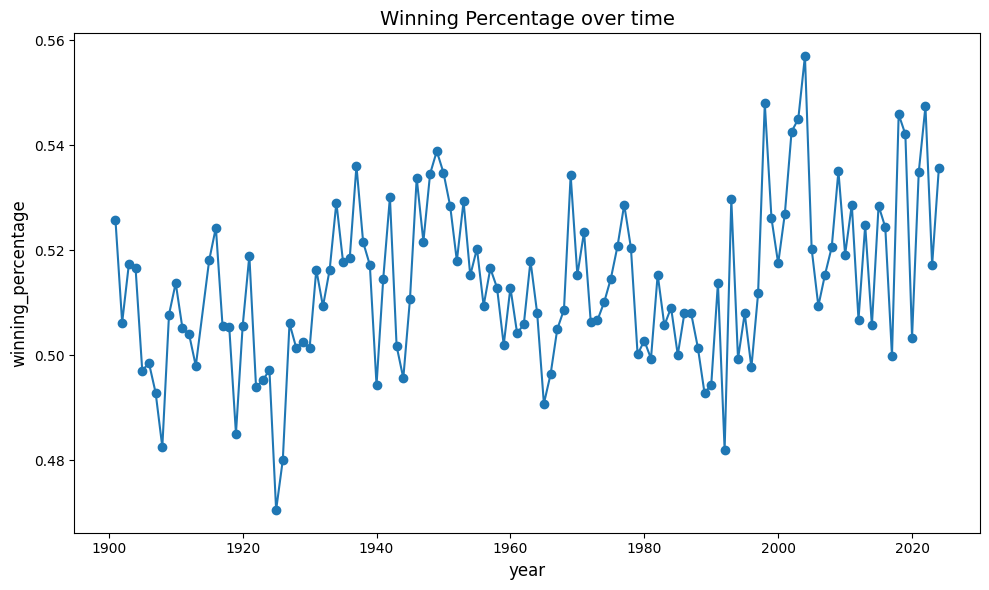
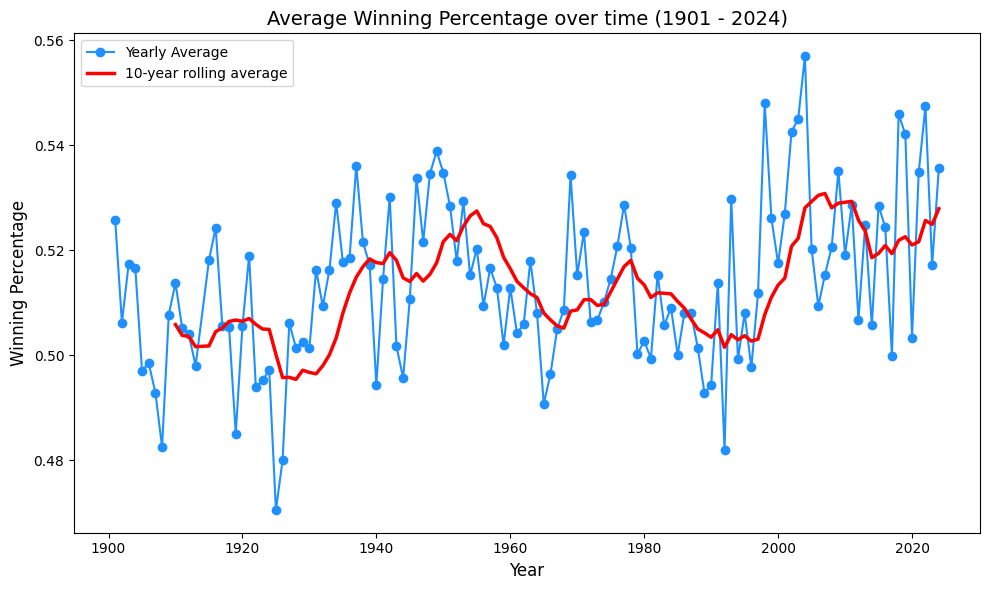
Code edit (unified diff) that turned the first committed figure into the second:
--- before
+++ after
@@ -1,9 +1,12 @@
 plt.figure(figsize=(10, 6))
 
-df.groupby('year')['winning_percentage'].mean().plot(kind='line', marker='o')
+yearly = df.groupby('year')['winning_percentage'].mean()
+yearly.plot(kind='line', marker='o', color='dodgerblue', label='Yearly Average')
+yearly.rolling(window=10).mean().plot(kind='line', linewidth=2.5, color='red', label='10-year rolling average')
 
-plt.title('Winning Percentage over time', fontsize=14)
-plt.xlabel('year', fontsize=12)
-plt.ylabel('winning_percentage', fontsize=12)
+plt.title('Average Winning Percentage over time (1901 - 2024)', fontsize=14)
+plt.xlabel('Year', fontsize=12)
+plt.ylabel('Winning Percentage', fontsize=12)
+plt.legend()
 plt.tight_layout()
 

Commit: stuff